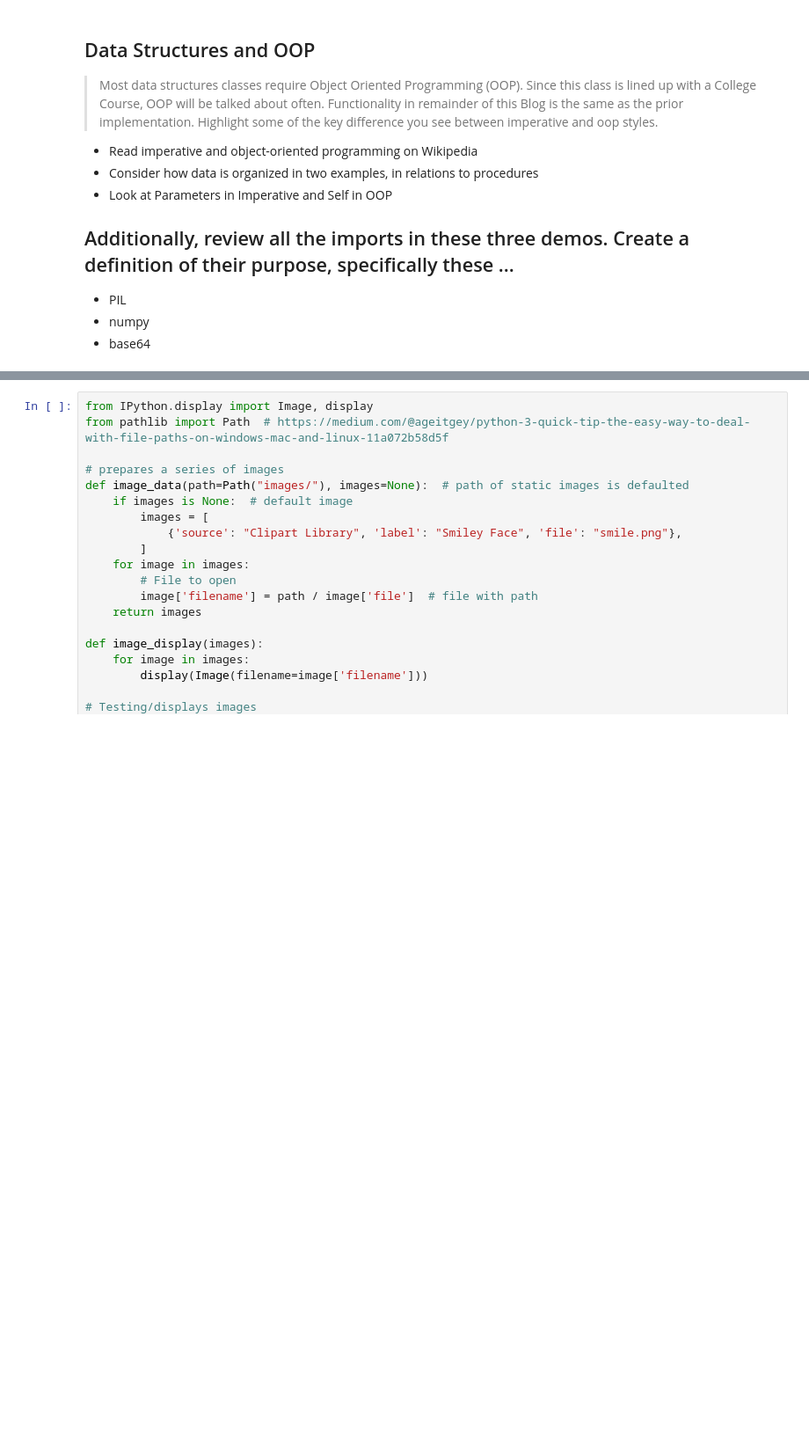
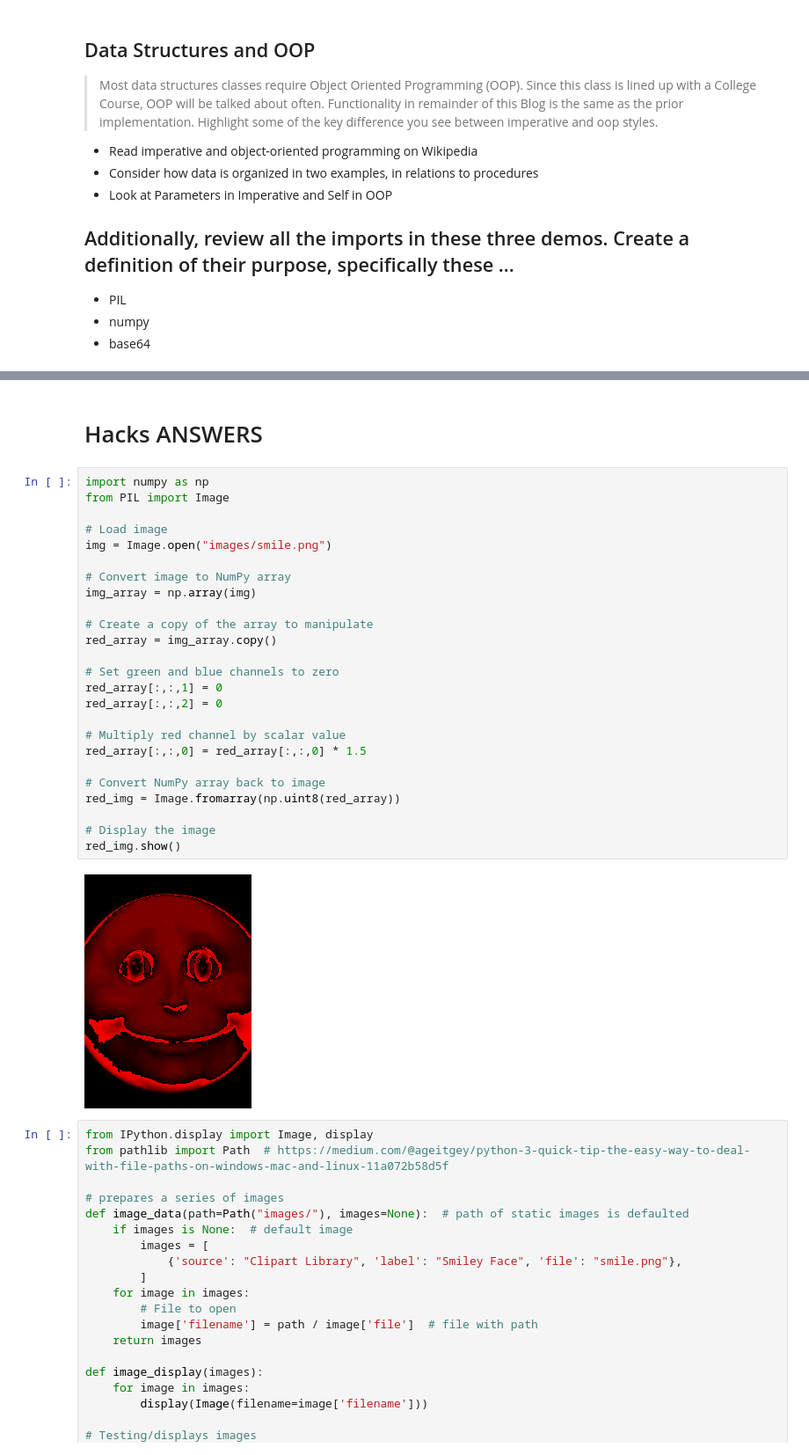
Before and after one commit to khalidfarahhh/project-1, a Jupyter notebook: _notebooks/2023-03-07-AP-unit2-2.ipynb, the cells around one changed output, grey strips where cells are left out. Shown at 88% size. Saved outputs shown, nothing was run; the diff lists cells and outputs as text; blank space fills up the shorter version.

```diff
--- a/_notebooks/2023-03-07-AP-unit2-2.ipynb
+++ b/_notebooks/2023-03-07-AP-unit2-2.ipynb
@@ -435,6 +435,35 @@ Scaled size:  (320, 240)
 [interactive output not drawn]
 --- grey image ---
 [interactive output not drawn]
+# %% [markdown]
+# Hacks ANSWERS
+# %%
+import numpy as np
+from PIL import Image
+
+# Load image
+img = Image.open("images/smile.png")
+
+# Convert image to NumPy array
+img_array = np.array(img)
+
+# Create a copy of the array to manipulate
+red_array = img_array.copy()
+
+# Set green and blue channels to zero
+red_array[:,:,1] = 0
+red_array[:,:,2] = 0
+
+# Multiply red channel by scalar value
+red_array[:,:,0] = red_array[:,:,0] * 1.5
+
+# Convert NumPy array back to image
+red_img = Image.fromarray(np.uint8(red_array))
+
+# Display the image
+red_img.show()
+# %% [output]
+[figure, added]
 # %%
 from IPython.display import Image, display
 from pathlib import Path  # https://medium.com/@ageitgey/python-3-quick-tip-the-easy-way-to-deal-with-file-paths-on-windows-mac-and-linux-11a072b58d5f
```
Also changed, not shown: 1 other file.
